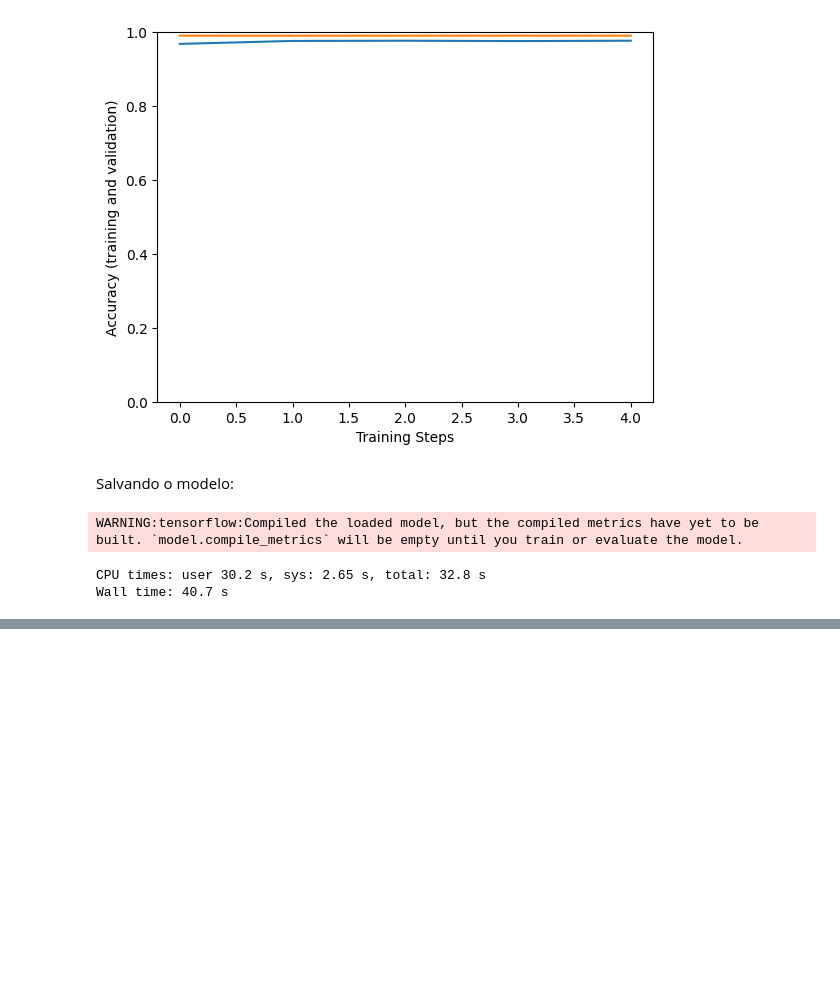
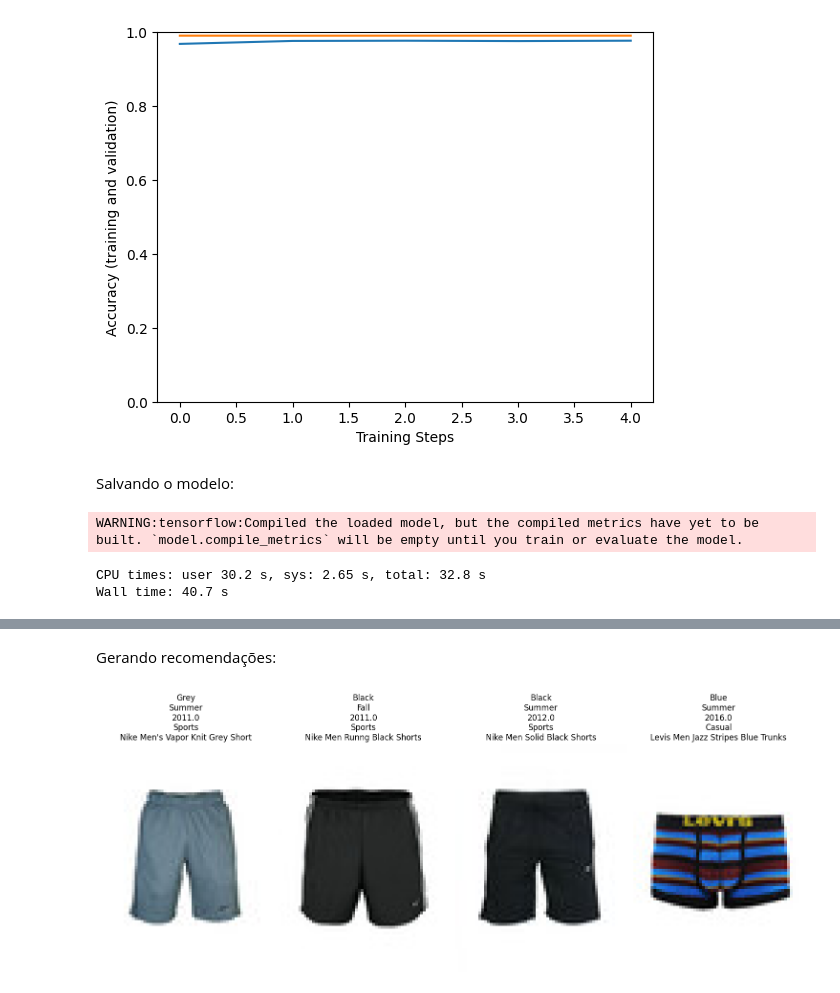
Before and after one commit to casjunior93/Desafio-DIO-Sistema-de-Recomendacao-por-Imagens-Digitais, a Jupyter notebook: Sistema_de_Recomendação_por_Imagens_Digitais.ipynb, the cells around one changed output, grey strips where cells are left out. Drawn from its saved outputs; the diff is of its cells as text; code cells hidden in the pictures; blank space fills up the shorter version.

```diff
--- a/Sistema_de_Recomendação_por_Imagens_Digitais.ipynb
+++ b/Sistema_de_Recomendação_por_Imagens_Digitais.ipynb
@@ -286,0 +350,6 @@ Wall time: 40.7 s
+# %%
+%%time
+root_path = '/content/drive/MyDrive/ImgSim'
+styles = pd.read_csv('/content/styles.csv', error_bad_lines=False)
+styles['id'] = styles['id'].astype('str')
+styles.to_csv(root_path+'/styles.csv', index=False)
@@ -286,0 +376,3 @@ Wall time: 40.7 s
+# %%
+def match_id(fname):
+  return styles.index[styles.id==fname].values[0]
@@ -286,0 +461,23 @@ Wall time: 40.7 s
+# %% [markdown]
+Gerando recomendações:
+# %%
+%%time
+path_dict = {}
+for path in Path('/content/Fashion_data/categories').rglob('*.jpg'):
+  path_dict[path.name] = path
+
+nns = t.get_nns_by_vector(test_vec, n=topK)
+plt.figure(figsize=(15, 15))
+for i in range(topK):
+  x = file_index_to_file_name[nns[i]]
+  x = path_dict[x+'.jpg']
+  y = file_index_to_product_id[nns[i]]
+  title = '\n'.join([str(j) for j in list(styles.loc[y].values[-5:])])
+  plt.subplot(1, topK, i+1)
+  plt.title(title)
+  plt.imshow(mpimg.imread(x))
+  plt.axis('off')
+plt.tight_layout()
+plt.show()
+# %% [output]
+[figure, added]
```
Also changed, not shown: parts of 36 cells of this notebook.
